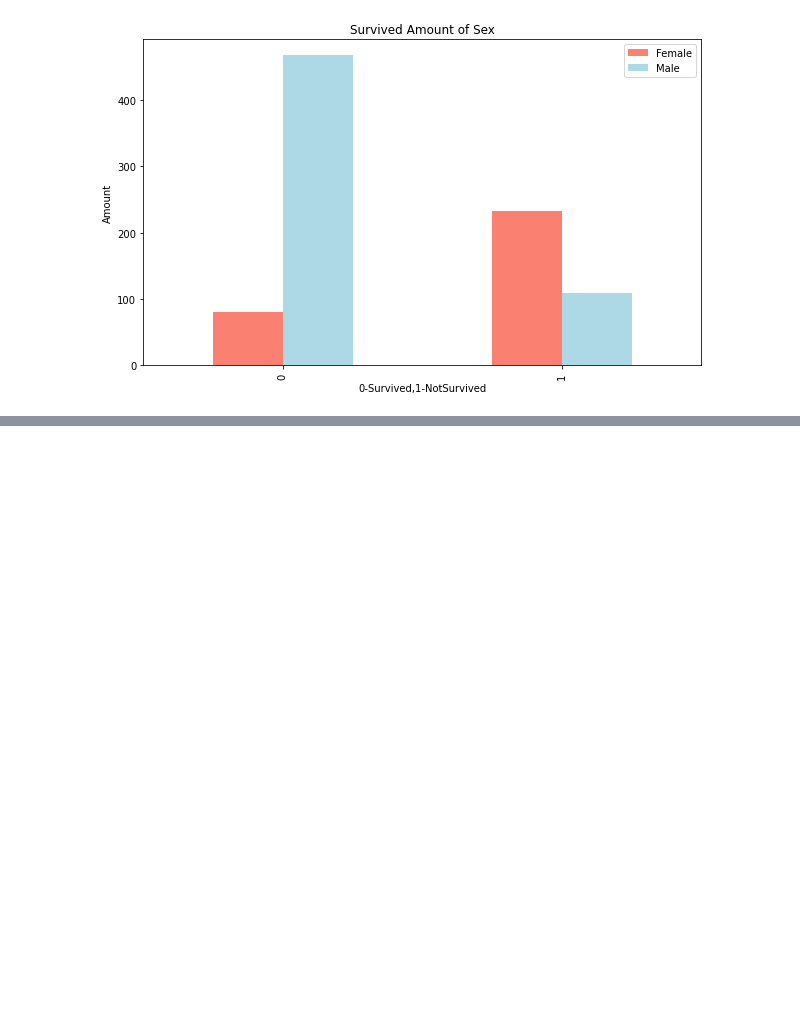
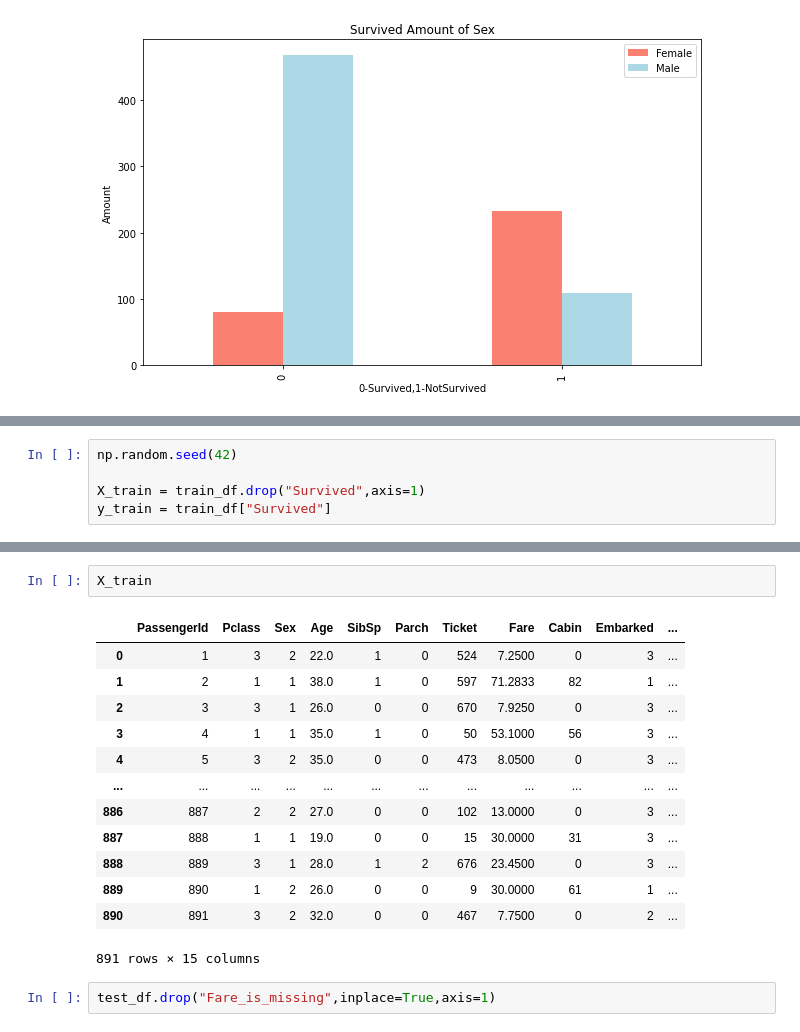
Before and after one commit to Manjeete/Titanic-survival, a Jupyter notebook: Titanic.ipynb, the cells around one changed output, grey strips where cells are left out. Saved outputs shown, nothing was run; the diff lists cells and outputs as text; blank space fills up the shorter version.

```diff
--- a/Titanic.ipynb
+++ b/Titanic.ipynb
@@ -298,0 +348,5 @@ plt.legend(["Female","Male"]);
+# %%
+np.random.seed(42)
+
+X_train = train_df.drop("Survived",axis=1)
+y_train = train_df["Survived"]
@@ -298,0 +530,18 @@ plt.legend(["Female","Male"]);
+# %%
+X_train
+# %% [output]
+|  | PassengerId | Pclass | Sex | Age | SibSp | Parch | Ticket | Fare | Cabin | Embarked | ... |
+| 0 | 1 | 3 | 2 | 22.0 | 1 | 0 | 524 | 7.2500 | 0 | 3 | ... |
+| 1 | 2 | 1 | 1 | 38.0 | 1 | 0 | 597 | 71.2833 | 82 | 1 | ... |
+| 2 | 3 | 3 | 1 | 26.0 | 0 | 0 | 670 | 7.9250 | 0 | 3 | ... |
+| 3 | 4 | 1 | 1 | 35.0 | 1 | 0 | 50 | 53.1000 | 56 | 3 | ... |
+| 4 | 5 | 3 | 2 | 35.0 | 0 | 0 | 473 | 8.0500 | 0 | 3 | ... |
+| ... | ... | ... | ... | ... | ... | ... | ... | ... | ... | ... | ... |
+| 886 | 887 | 2 | 2 | 27.0 | 0 | 0 | 102 | 13.0000 | 0 | 3 | ... |
+| 887 | 888 | 1 | 1 | 19.0 | 0 | 0 | 15 | 30.0000 | 31 | 3 | ... |
+| 888 | 889 | 3 | 1 | 28.0 | 1 | 2 | 676 | 23.4500 | 0 | 3 | ... |
+| 889 | 890 | 1 | 2 | 26.0 | 0 | 0 | 9 | 30.0000 | 61 | 1 | ... |
+| 890 | 891 | 3 | 2 | 32.0 | 0 | 0 | 467 | 7.7500 | 0 | 2 | ... |
+891 rows × 15 columns
+# %%
+test_df.drop("Fare_is_missing",inplace=True,axis=1)
```
Also changed, not shown: parts of 35 cells of this notebook, 1 other file.
